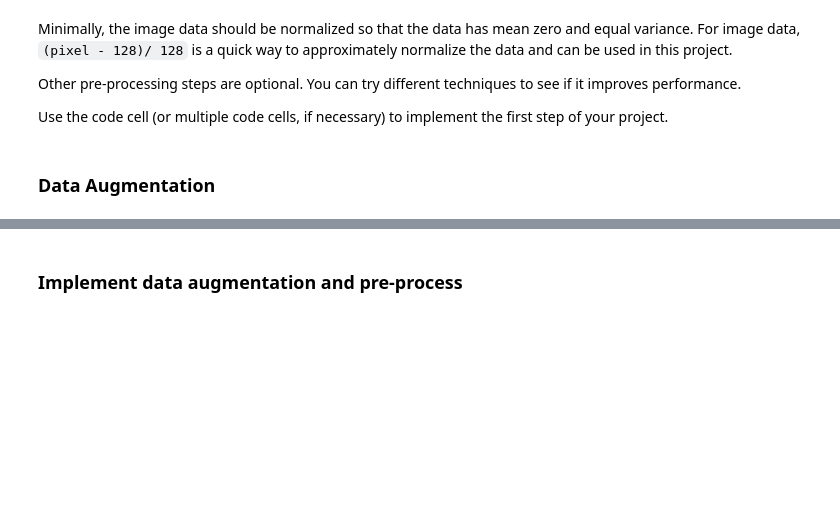
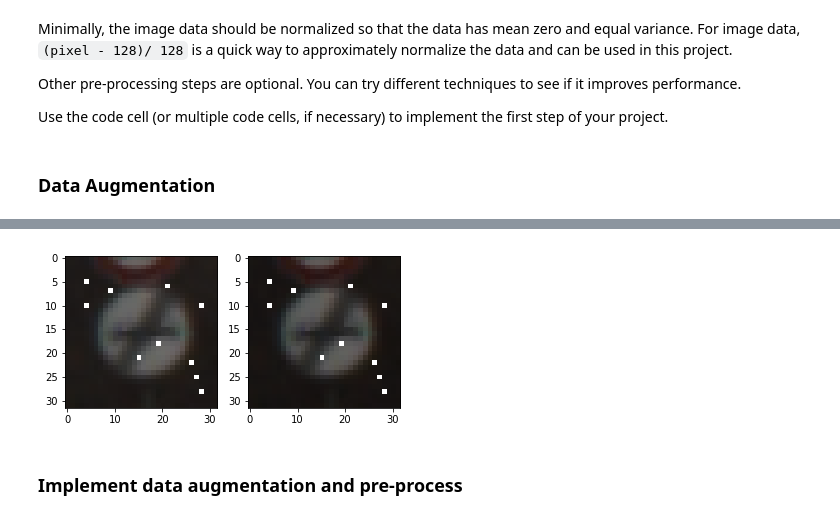
Before and after one commit to yuan-ji/CarND-Traffic-Sign-Classifier-Project, a Jupyter notebook: Traffic_Sign_Classifier.ipynb, the cells around one changed output, grey strips where cells are left out. Saved outputs shown, nothing was run; the diff lists cells and outputs as text; code cells hidden in the pictures; blank space fills up the shorter version.

```diff
--- a/Traffic_Sign_Classifier.ipynb
+++ b/Traffic_Sign_Classifier.ipynb
@@ -282,0 +227,87 @@ plt.imshow(t_img)
+# %%
+from keras import preprocessing
+
+def keras_rotate(x, theta, row_axis=0, col_axis=1, channel_axis=2, fill_mode='nearest', cval=0.):
+    rotation_matrix = np.array([[np.cos(theta), -np.sin(theta), 0], [np.sin(theta), np.cos(theta), 0],[0, 0, 1]])
+    h, w = x.shape[row_axis], x.shape[col_axis]
+    transform_matrix = image.transform_matrix_offset_center(rotation_matrix, h, w)
+    x = preprocessing.image.apply_transform(x, transform_matrix, channel_axis, fill_mode, cval)
+    return x
+
+def img_random_rotate(img):
+    rotate_limit=(-45, 45)
+    theta = np.pi / 180 * np.random.uniform(rotate_limit[0], rotate_limit[1])
+    return keras_rotate(t_img, theta)
+
+def keras_shift(x, wshift, hshift, row_axis=0, col_axis=1, channel_axis=2, fill_mode='nearest', cval=0.):
+    h, w = x.shape[row_axis], x.shape[col_axis]
+    tx = hshift * h
+    ty = wshift * w
+    translation_matrix = np.array([[1, 0, tx],
+                                  [0, 1, ty],
+                                  [0, 0, 1]])
+    transform_matrix = translation_matrix
+    x = preprocessing.image.apply_transform(x, transform_matrix, channel_axis, fill_mode, cval)
+    return x
+
+
+def img_random_shift(img):
+    w_limit=(-0.2, 0.2)
+    h_limit=(-0.2, 0.2)
+    wshift = np.random.uniform(w_limit[0], w_limit[1])
+    hshift = np.random.uniform(h_limit[0], h_limit[1])
+    return keras_shift(img, wshift, hshift)
+
+
+def img_random_exposure(img):
+    gamma = random.uniform(0.9,1.1)
+    return exposure.adjust_gamma(img,gamma)
+
+def img_random_rotate(img):
+    grad = random.randint(-30,30)
+    return transform.rotate(img, grad)
+
+def img_random_rescale(img):
+    scale = random.uniform(0.9,1.1)
+    img = transform.rescale(img, scale, mode = 'reflect')#缩小/放大图片
+    return img
+
+def img_random_add_noise(img):
+    for i in range(10):
+        x = random.randint(0, img.shape[0]-1)
+        y = random.randint(0, img.shape[1]-1)
+#         img[x][y] = 0.
+        img[x ,y ,:] = 255
+    return img
+
+def img_horizontal_flip(img):
+    img = img[:,::-1]
+    return img
+
+def disort_image(img):
+    xshape = img.shape[0]
+    yshape = img.shape[1]
+
+    #img = img_horizontal_flip(img)
+    img = img_random_add_noise(img)
+    img = img_random_exposure(img)
+    #img = img_random_rotate(img)
+    img = img_random_rescale(img)
+
+    img = transform.resize(img, (xshape, yshape), mode='reflect')
+    return img
+
+
+
+
+t_img = X_train[3]
+print(t_img.shape)
+plt.subplot(1,2,1)
+plt.imshow(t_img)
+
+
+tt_img = img_random_exposure(t_img)
+plt.subplot(1,2,2)
+print (tt_img.shape)
+plt.imshow(tt_img)
+# %% [output]
@@ -283,3 +317,4 @@ plt.imshow(t_img)
+[figure, added]
 # %% [markdown]
 ### Implement data augmentation and pre-process
 # %%
```
Also changed, not shown: parts of 4 cells of this notebook.
